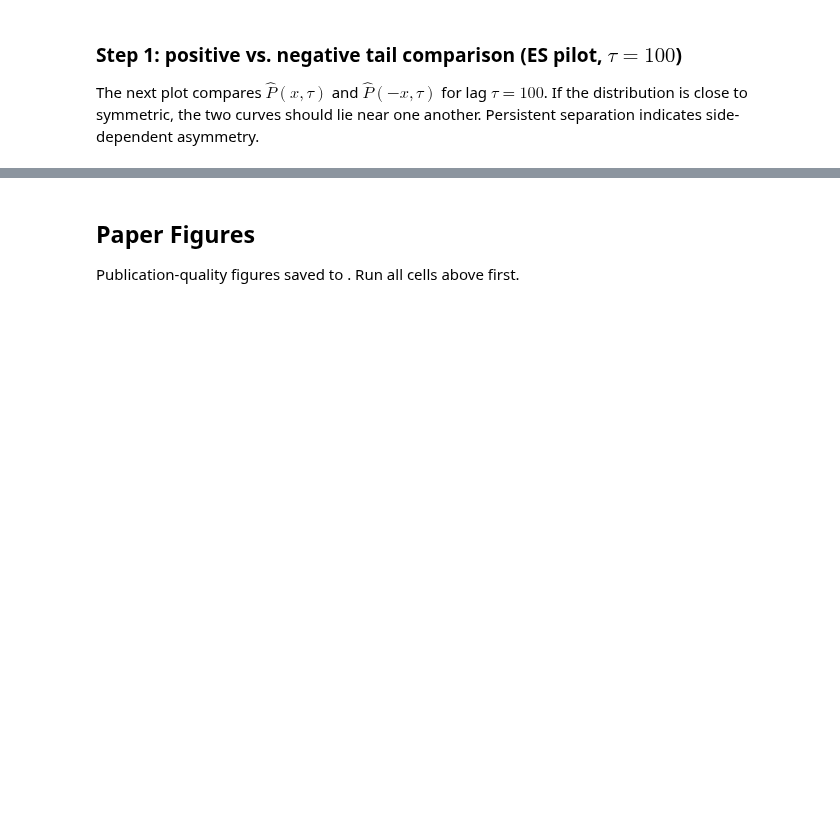
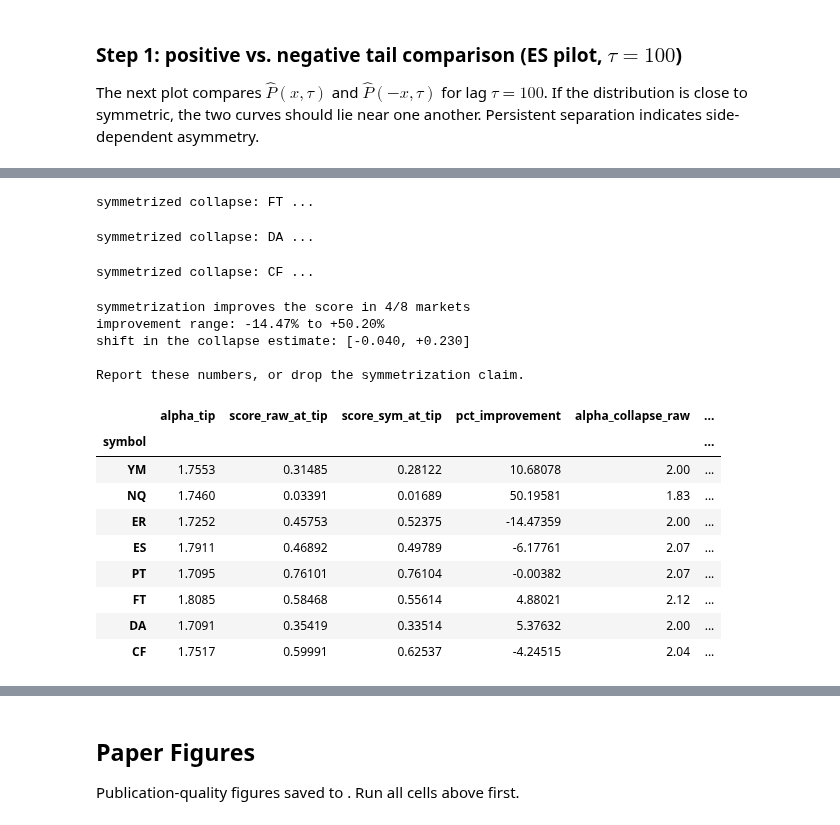
Before and after one commit to davinhpqiu/Levy-Scaling-Project, a Jupyter notebook: notebook/Project.ipynb, the cells around one changed output, grey strips where cells are left out. Cells and saved outputs as stored; diff of their text form; code cells hidden in the pictures; blank space fills up the shorter version.

```diff
--- a/notebook/Project.ipynb
+++ b/notebook/Project.ipynb
@@ -2650,0 +2986,62 @@ all_asymmetry_summary_df
+# %%
+# --- Verification: symmetrized collapse -----------------------------------
+# The paper claimed symmetrization "matches or marginally improves" the
+# collapse for all markets; that was never run. Scores raw vs symmetrized at
+# a common alpha, and re-optimises both over the paper's candidate grid so
+# the effect on the estimate itself is visible.
+#
+# RUNTIME: ~10-20 min (reloads all eight CSVs). Run once.
+
+ALPHA_GRID = np.round(np.arange(1.2, 2.8 + 1e-9, 0.01), 2)   # 161 candidates
+
+sym_rows = []
+
+for sym, cfg in MARKETS.items():
+    print(f"symmetrized collapse: {sym} ...", flush=True)
+
+    df_m = load_market_data(DATA_DIR, cfg)
+    filled_m = fill_missing_minutes(df_m)
+
+    pdf_df_m, _, _, fit_m = run_one_configuration(
+        filled_df=filled_m, config=cfg, epsilon=0.1, n_taus=20,
+    )
+    taus_m = get_tau_grid(20)
+    pdf_sym_m = build_symmetrized_pdf_table(pdf_df_m, taus_m)
+
+    alpha_tip_m = float(fit_m["alpha_hat"])
+
+    # (a) like-for-like: both scored at the same alpha
+    score_raw_at_tip = collapse_mismatch_score(pdf_df_m, taus_m, alpha_tip_m)
+    score_sym_at_tip = collapse_mismatch_score(pdf_sym_m, taus_m, alpha_tip_m)
+
+    # (b) each re-optimised over the candidate grid
+    raw_scores = [collapse_mismatch_score(pdf_df_m, taus_m, a) for a in ALPHA_GRID]
+    sym_scores = [collapse_mismatch_score(pdf_sym_m, taus_m, a) for a in ALPHA_GRID]
+    a_raw = float(ALPHA_GRID[int(np.nanargmin(raw_scores))])
+    a_sym = float(ALPHA_GRID[int(np.nanargmin(sym_scores))])
+
+    sym_rows.append({
+        "symbol":             sym,
+        "alpha_tip":          round(alpha_tip_m, 4),
+        "score_raw_at_tip":   score_raw_at_tip,
+        "score_sym_at_tip":   score_sym_at_tip,
+        "pct_improvement":    100.0 * (score_raw_at_tip - score_sym_at_tip) / score_raw_at_tip,
+        "alpha_collapse_raw": a_raw,
+        "alpha_collapse_sym": a_sym,
+        "d_alpha_collapse":   round(a_sym - a_raw, 3),
+    })
+
+symmetrized_collapse_df = pd.DataFrame(sym_rows).set_index("symbol")
+
+_imp = symmetrized_collapse_df["pct_improvement"]
+print()
+print(f"symmetrization improves the score in {int((_imp > 0).sum())}/8 markets")
+print(f"improvement range: {_imp.min():+.2f}% to {_imp.max():+.2f}%")
+print("shift in the collapse estimate: "
+      f"[{symmetrized_collapse_df['d_alpha_collapse'].min():+.3f}, "
+      f"{symmetrized_collapse_df['d_alpha_collapse'].max():+.3f}]")
+print()
+print("Report these numbers, or drop the symmetrization claim.")
+
+symmetrized_collapse_df.round(5)
+# %% [output]
@@ -2651,3 +3053,21 @@ all_asymmetry_summary_df
+symmetrized collapse: FT ...
+symmetrized collapse: DA ...
+symmetrized collapse: CF ...
+symmetrization improves the score in 4/8 markets
+improvement range: -14.47% to +50.20%
+shift in the collapse estimate: [-0.040, +0.230]
+
+Report these numbers, or drop the symmetrization claim.
+|  | alpha_tip | score_raw_at_tip | score_sym_at_tip | pct_improvement | alpha_collapse_raw | ... |
+| symbol |  |  |  |  |  | ... |
+| YM | 1.7553 | 0.31485 | 0.28122 | 10.68078 | 2.00 | ... |
+| NQ | 1.7460 | 0.03391 | 0.01689 | 50.19581 | 1.83 | ... |
+| ER | 1.7252 | 0.45753 | 0.52375 | -14.47359 | 2.00 | ... |
+| ES | 1.7911 | 0.46892 | 0.49789 | -6.17761 | 2.07 | ... |
+| PT | 1.7095 | 0.76101 | 0.76104 | -0.00382 | 2.07 | ... |
+| FT | 1.8085 | 0.58468 | 0.55614 | 4.88021 | 2.12 | ... |
+| DA | 1.7091 | 0.35419 | 0.33514 | 5.37632 | 2.00 | ... |
+| CF | 1.7517 | 0.59991 | 0.62537 | -4.24515 | 2.04 | ... |
 # %%
 plt.figure(figsize=(8, 5))
 plt.bar(all_asymmetry_summary_df["symbol"], all_asymmetry_summary_df["mean_abs_asym_mean_over_tau"])
```
Also changed, not shown: parts of 38 cells of this notebook, 3 other files.
